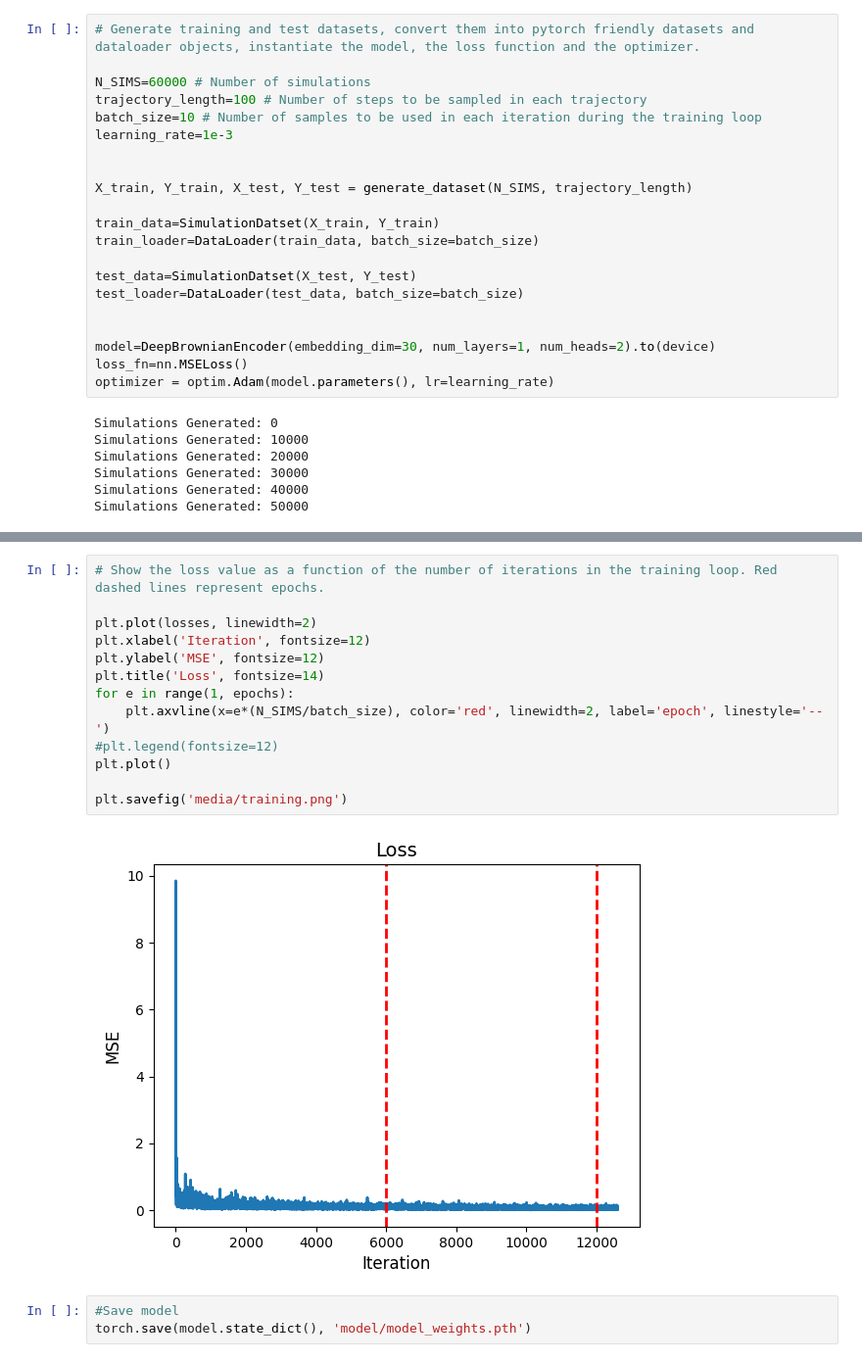
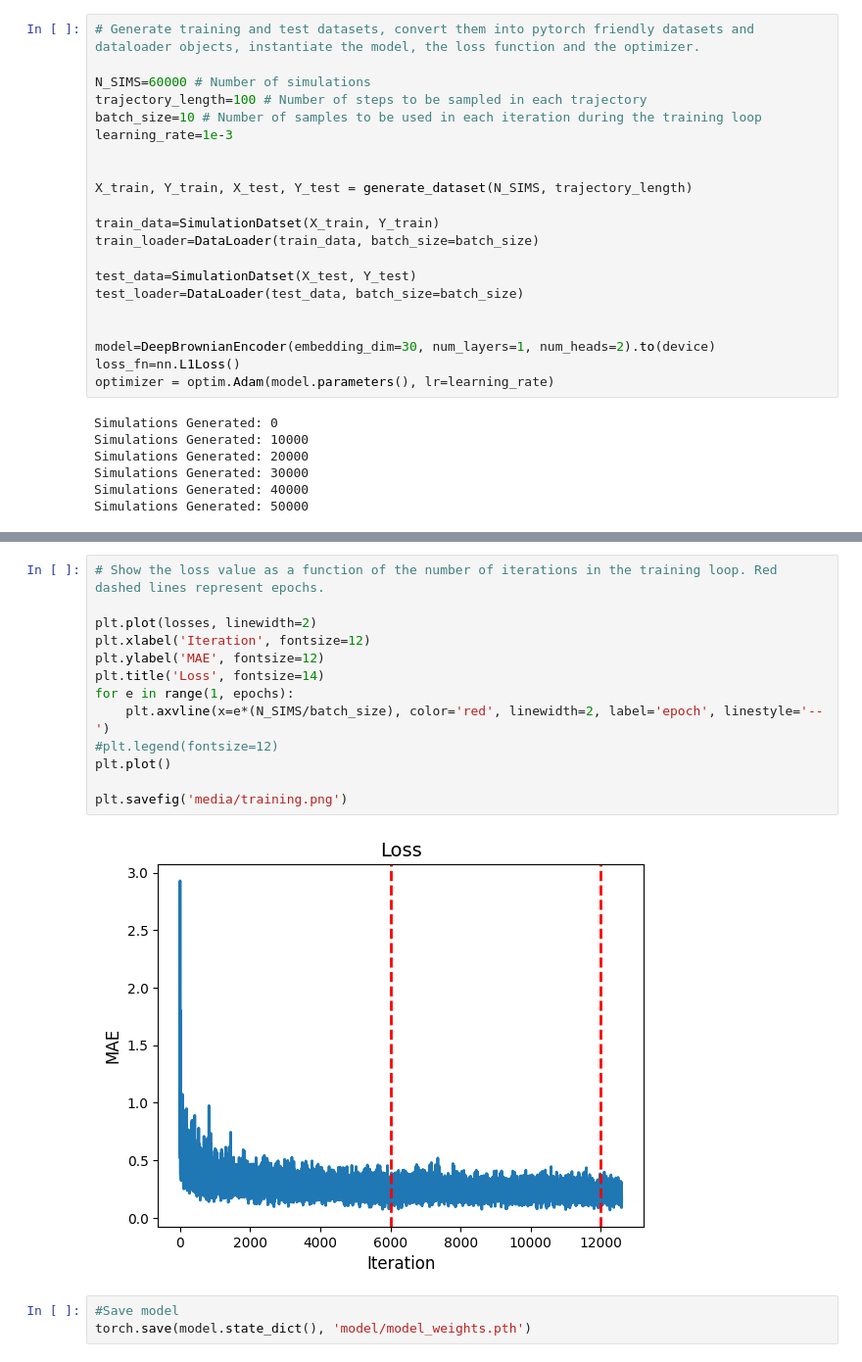
Before and after one commit to matchild/DeepBrownianMotion, a Jupyter notebook: training.ipynb, the cells around one changed output, grey strips where cells are left out. Shown at 98% size. Drawn from its saved outputs; the diff is of its cells as text.

```diff
--- a/training.ipynb
+++ b/training.ipynb
@@ -55,7 +55,7 @@ test_loader=DataLoader(test_data, batch_size=batch_size)
 
 
 model=DeepBrownianEncoder(embedding_dim=30, num_layers=1, num_heads=2).to(device)
-loss_fn=nn.MSELoss()
+loss_fn=nn.L1Loss()
 optimizer = optim.Adam(model.parameters(), lr=learning_rate)
 # %% [output]
 Simulations Generated: 0
@@ -96,18 +96,18 @@ Done!
 # %%
 # Show the loss value as a function of the number of iterations in the training loop. Red dashed lines represent epochs.
 
 plt.plot(losses, linewidth=2)
 plt.xlabel('Iteration', fontsize=12)
-plt.ylabel('MSE', fontsize=12)
+plt.ylabel('MAE', fontsize=12)
 plt.title('Loss', fontsize=14)
 for e in range(1, epochs):
     plt.axvline(x=e*(N_SIMS/batch_size), color='red', linewidth=2, label='epoch', linestyle='--')
 #plt.legend(fontsize=12)
 plt.plot()
 
 plt.savefig('media/training.png')
 # %% [output]
-[figure, old version]
+[figure, new version]
 # %%
 #Save model
 torch.save(model.state_dict(), 'model/model_weights.pth')
```
Also changed, not shown: parts of 2 cells of this notebook, 3 other files.
